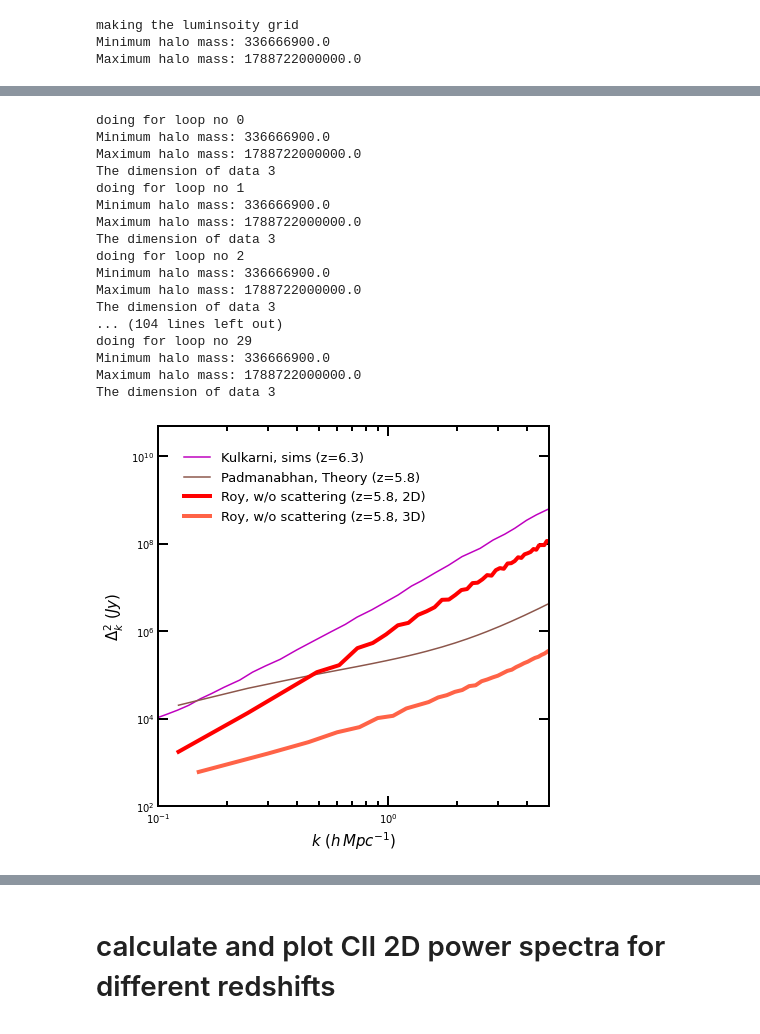
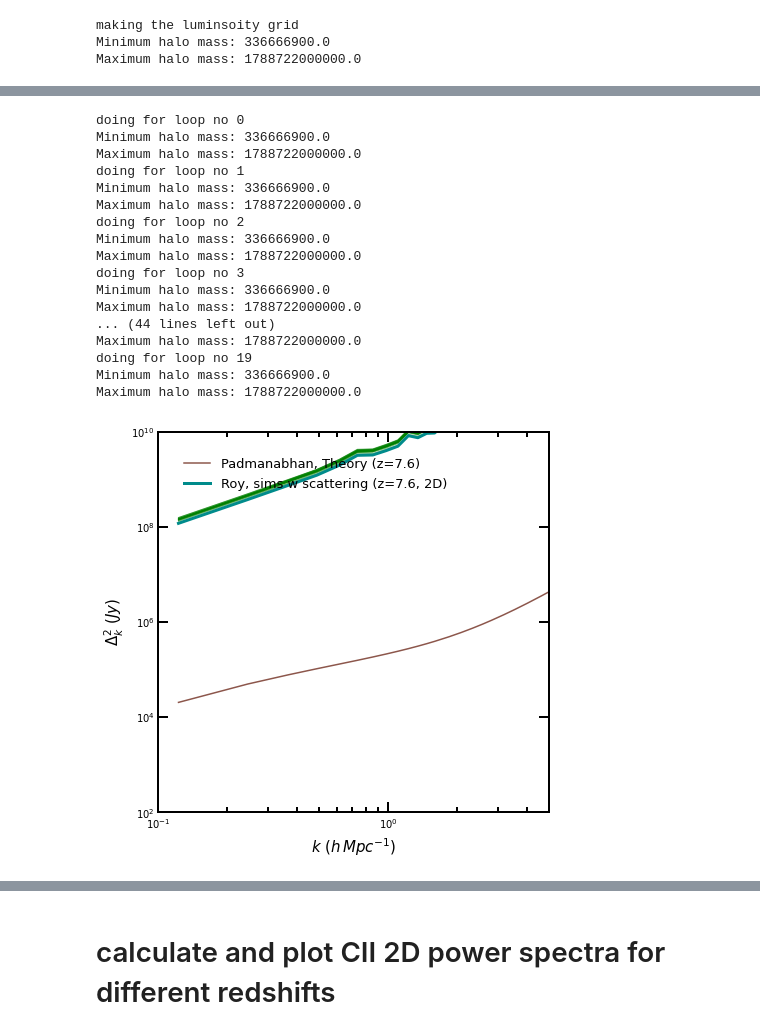
Before and after one commit to Anirbancosmo/Limpy, a Jupyter notebook: notebook/powerspectra.ipynb, the cells around one changed output, grey strips where cells are left out. Cells and saved outputs as stored; diff of their text form; code cells hidden in the pictures.

```diff
--- a/notebook/powerspectra.ipynb
+++ b/notebook/powerspectra.ipynb
@@ -13,10 +13,10 @@ pl.rcParams['lines.dotted_pattern']= 1.5, 1.6
 
 import matplotlib.colors as colors
 # %%
-boxsize=500
-halo_redshift=7.6
-nu_obs=220
-dnu=2.2
+boxsize=80
+halo_redshift=5.8
+nu_obs=280
+dnu=2.8
 line_name='CII'
 ndim_original=3
 
@@ -25,7 +25,7 @@ ngrid=512
 nproj=1
 
 
-halo_file='/Users/anirbanroy/Documents/21cmFAST/Output_files/Halo_lists/halos_z7.60_512_500Mpc'
+halo_file='/Users/anirbanroy/Documents/21cmFAST/Output_files/Halo_lists/halos_z5.80_512_80Mpc'
 
 proj_L=utils.length_projection(nu_obs=nu_obs, dnu=dnu, line_name=line_name)
 
@@ -41,7 +41,7 @@ for i in range(len(halomass_cut)):
 
 print("making the luminsoity grid")
 gi=ll.calc_intensity_3d(boxsize, ngrid, halo_file,halo_redshift, line_name='CII',\
-                        halo_cutoff_mass=1e11, use_scatter=False,halocat_file_type='dat', unit='mpc')
+                        halo_cutoff_mass=mmin, use_scatter=False,halocat_file_type='dat', intensity_unit='jy/sr')
 
 print("shape of gi is", np.shape(gi))
 # %% [output]
@@ -129,9 +102,9 @@ plt.legend(loc=0)
 # %%
 print("making the luminsoity grid")
 gi=ll.calc_intensity_3d(boxsize, ngrid, halo_file,halo_redshift, line_name='CII',\
-                        halo_cutoff_mass=1e11, use_scatter=False,halocat_file_type='dat', unit='mpc')
+                        halo_cutoff_mass=mmin, use_scatter=False,halocat_file_type='dat', intensity_unit='jy/sr')
 
-k_s, pk_s= utils.powerspectra_2d(gi, boxsize, ngrid, project_length=0.10, volume_normalization=False)
+k_s, pk_s= utils.powerspectra_2d(gi, boxsize, ngrid, project_length=proj_L, volume_normalization=False)
 
 dk_s_sims=((k_s)**3*(pk_s))/(2*np.pi**2)
 # %% [output]
@@ -147,65 +143,64 @@ kkul, dkkul=np.loadtxt("/Users/anirbanroy/Downloads/CII_kulkarni_z6.3.dat", unpa
 # %%
 k=[]
 pk=[]
-for i in range(30):
+for i in range(20):
     print("doing for loop no", i)
 
     #print("making the luminsoity grid")
     gi=ll.calc_intensity_3d(boxsize, ngrid, halo_file,halo_redshift, line_name='CII',\
-                        halo_cutoff_mass=1e11, use_scatter=True,halocat_file_type='dat', unit='mpc')
+                        halo_cutoff_mass=mmin, use_scatter=True,halocat_file_type='dat', intensity_unit='jy/sr')
 
     #print("shape of gi is", np.shape(gi))
 
     g3d=gi.reshape(512,512,512)
     #print("Calculating power spectra")
-    g2d=utils.slice_2d(g3d,512,1)
-    k_ns, pk_ns= utils.powerspectra_2d(g2d, boxsize, ngrid, volume_normalization=False)
+    k_ns, pk_ns= utils.powerspectra_2d(g3d, boxsize, ngrid, project_length=proj_L, volume_normalization=False)
     k.append(k_ns), pk.append(pk_ns)
 # %% [output]
 doing for loop no 0
 Minimum halo mass: 336666900.0
 Maximum halo mass: 1788722000000.0
-The dimension of data 3
 doing for loop no 1
 Minimum halo mass: 336666900.0
 Maximum halo mass: 1788722000000.0
-The dimension of data 3
 doing for loop no 2
 Minimum halo mass: 336666900.0
 Maximum halo mass: 1788722000000.0
-The dimension of data 3
-... (104 lines left out)
-doing for loop no 29
+doing for loop no 3
 Minimum halo mass: 336666900.0
 Maximum halo mass: 1788722000000.0
-The dimension of data 3
+... (44 lines left out)
+Maximum halo mass: 1788722000000.0
+doing for loop no 19
+Minimum halo mass: 336666900.0
+Maximum halo mass: 1788722000000.0
 # %%
-d_3i=(k_3i[1:])**3 * p_3i/2.0/np.pi**2
+#d_3i=(k_3i[1:])**3 * p_3i/2.0/np.pi**2
 
-plt.plot(kkul, dkkul,lw=1.5, color='m',label="Kulkarni, sims (z=6.3)")
-plt.plot(k_s, dk_theory,lw=1.5,color='C5', label="Padmanabhan, Theory (z=5.8)")
+#plt.plot(kkul, dkkul,lw=1.5, color='m',label="Kulkarni, sims (z=6.3)")
+plt.plot(k_s, dk_theory,lw=1.5,color='C5', label="Padmanabhan, Theory (z=7.6)")
 
-'''
+
 for j in range(len(k)):
     dk=k[j]**3*pk[j]/2.0/np.pi**2
     plt.plot(k[j], dk, lw=1, color='g', alpha=0.5)
-'''
 
-plt.plot(k_s, dk_s_sims/(4*np.pi)**2,lw=4,color='r', label="Roy, w/o scattering (z=5.8, 2D)")
-#plt.plot(k_s, dk_s_sims,lw=3,color='darkcyan', label="Roy, sims w scattering (z=5.8, 2D)")
-plt.plot(k_3i[1:], d_3i/(4*np.pi)**2, lw=4, color='tomato', label="Roy, w/o scattering (z=5.8, 3D)")
+
+#plt.plot(k_s, dk_s_sims/(4*np.pi)**2,lw=4,color='r', label="Roy, w/o scattering (z=5.8, 2D)")
+plt.plot(k_s, dk_s_sims,lw=3,color='darkcyan', label="Roy, sims w scattering (z=7.6, 2D)")
+#plt.plot(k_3i[1:], d_3i/(4*np.pi)**2, lw=4, color='tomato', label="Roy, w/o scattering (z=5.8, 3D)")
 
 plt.xscale("log")
 plt.yscale("log")
 plt.xlim(1e-1, 5)
-plt.ylim(1e2, 5e10)
+plt.ylim(1e2, 1e10)
 plt.legend(loc=2, frameon=False, fontsize=13)
 
 #plt.xlim((2*np.pi)/80, (np.pi*512)/80)
 
 plt.ylabel(r"$\Delta_k^2\,\,(Jy)$")
 plt.xlabel(r"$k\,\,(h\,Mpc^{-1})$")
 
 plt.savefig("powerspecta.pdf")
 # %% [output]
-[figure, old version]
+[figure, new version]
```
Also changed, not shown: parts of 13 cells of this notebook, 5 other files.
